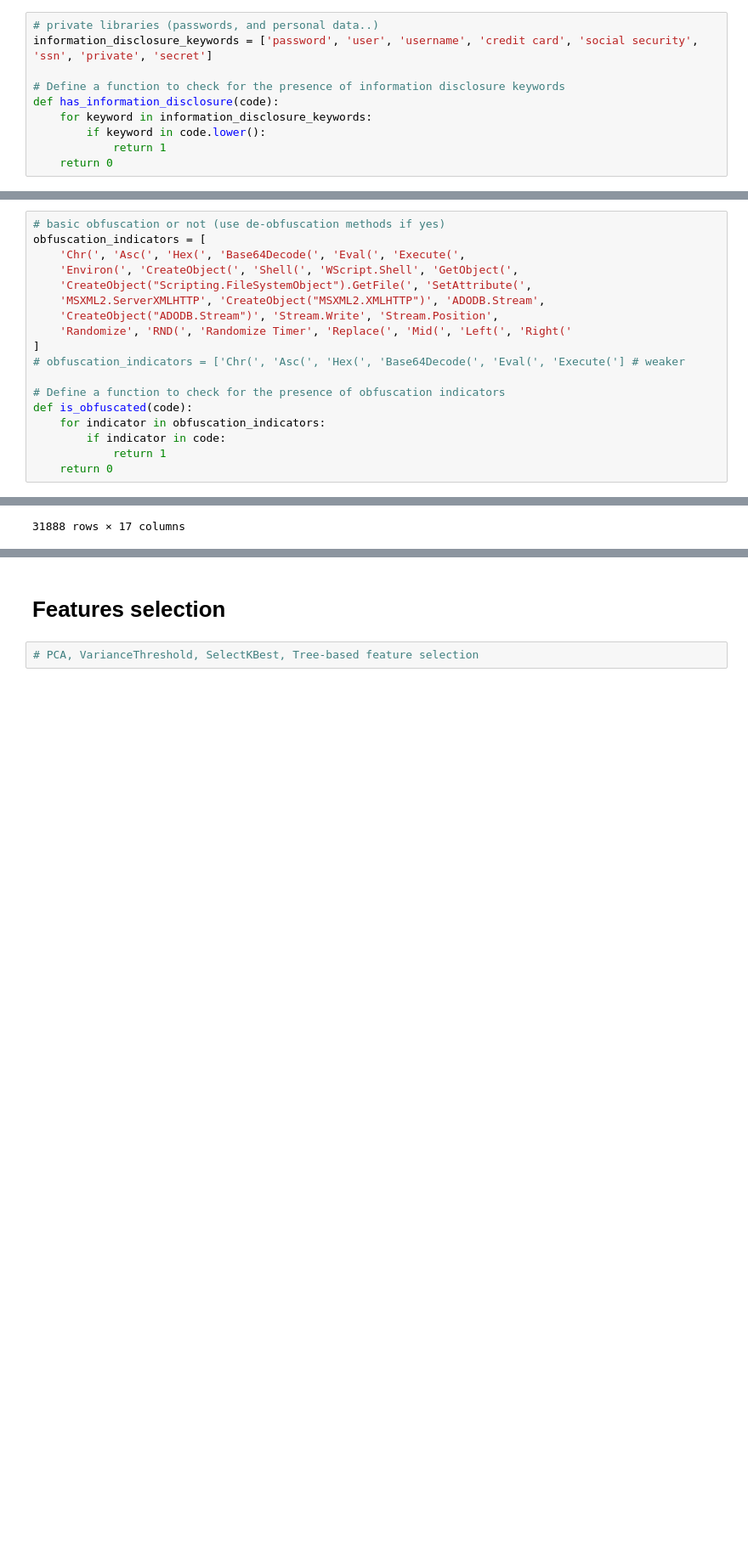
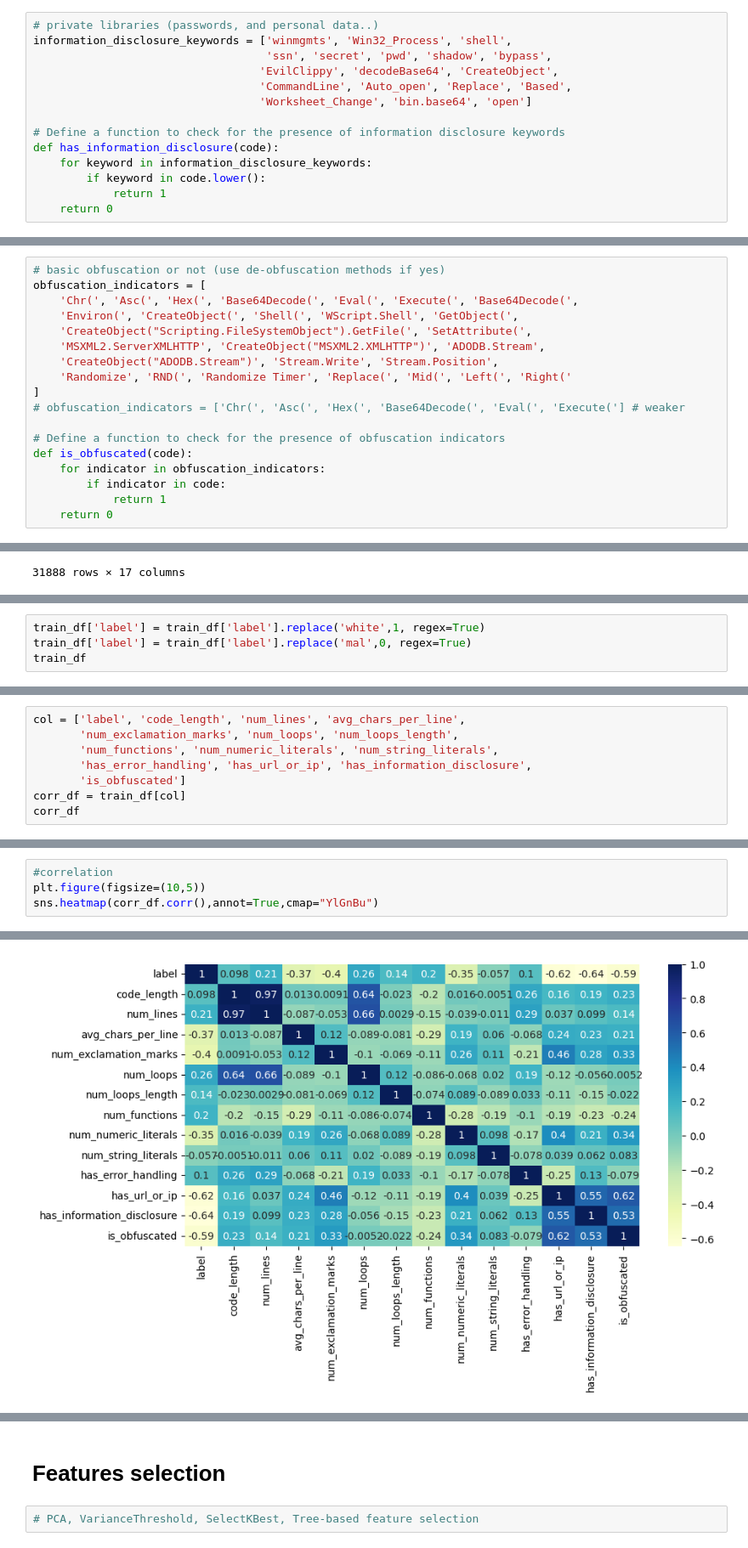
Before and after one commit to TaliaSeada/macro_competition, a Jupyter notebook: macro_competition.ipynb, the cells around one changed output, grey strips where cells are left out. Shown: that part at 85% size. Drawn from its saved outputs; the diff is of its cells as text; blank space fills up the shorter version.

```diff
--- a/macro_competition.ipynb
+++ b/macro_competition.ipynb
@@ -422,6 +275,10 @@ train_df
 # %%
 # private libraries (passwords, and personal data..)
-information_disclosure_keywords = ['password', 'user', 'username', 'credit card', 'social security', 'ssn', 'private', 'secret']
+information_disclosure_keywords = ['winmgmts', 'Win32_Process', 'shell',
+                                   'ssn', 'secret', 'pwd', 'shadow', 'bypass',
+                                  'EvilClippy', 'decodeBase64', 'CreateObject',
+                                  'CommandLine', 'Auto_open', 'Replace', 'Based',
+                                  'Worksheet_Change', 'bin.base64', 'open']
 
 # Define a function to check for the presence of information disclosure keywords
 def has_information_disclosure(code):
@@ -449,7 +314,7 @@ train_df
 # %%
 # basic obfuscation or not (use de-obfuscation methods if yes)
 obfuscation_indicators = [
-    'Chr(', 'Asc(', 'Hex(', 'Base64Decode(', 'Eval(', 'Execute(',
+    'Chr(', 'Asc(', 'Hex(', 'Base64Decode(', 'Eval(', 'Execute(', 'Base64Decode(',
     'Environ(', 'CreateObject(', 'Shell(', 'WScript.Shell', 'GetObject(',
     'CreateObject("Scripting.FileSystemObject").GetFile(', 'SetAttribute(',
     'MSXML2.ServerXMLHTTP', 'CreateObject("MSXML2.XMLHTTP")', 'ADODB.Stream',
@@ -528,0 +382,4 @@ train_df
+# %%
+train_df['label'] = train_df['label'].replace('white',1, regex=True)
+train_df['label'] = train_df['label'].replace('mal',0, regex=True)
+train_df
@@ -528,0 +410,8 @@ train_df
+# %%
+col = ['label', 'code_length', 'num_lines', 'avg_chars_per_line',
+       'num_exclamation_marks', 'num_loops', 'num_loops_length',
+       'num_functions', 'num_numeric_literals', 'num_string_literals',
+       'has_error_handling', 'has_url_or_ip', 'has_information_disclosure',
+       'is_obfuscated']
+corr_df = train_df[col]
+corr_df
@@ -528,0 +432,5 @@ train_df
+# %%
+#correlation
+plt.figure(figsize=(10,5))
+sns.heatmap(corr_df.corr(),annot=True,cmap="YlGnBu")
+# %% [output]
@@ -528,0 +438 @@ train_df
+[figure, added]
```
Also changed, not shown: parts of 90 cells of this notebook.
